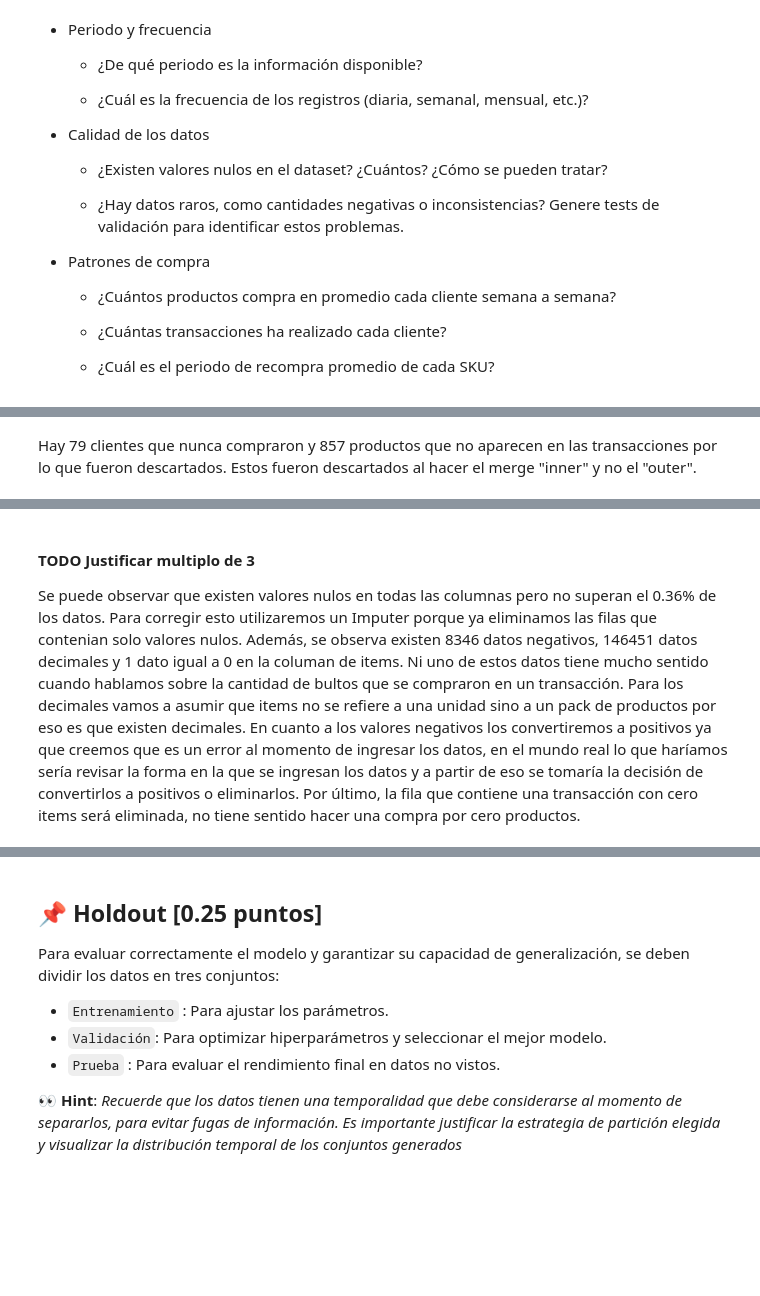
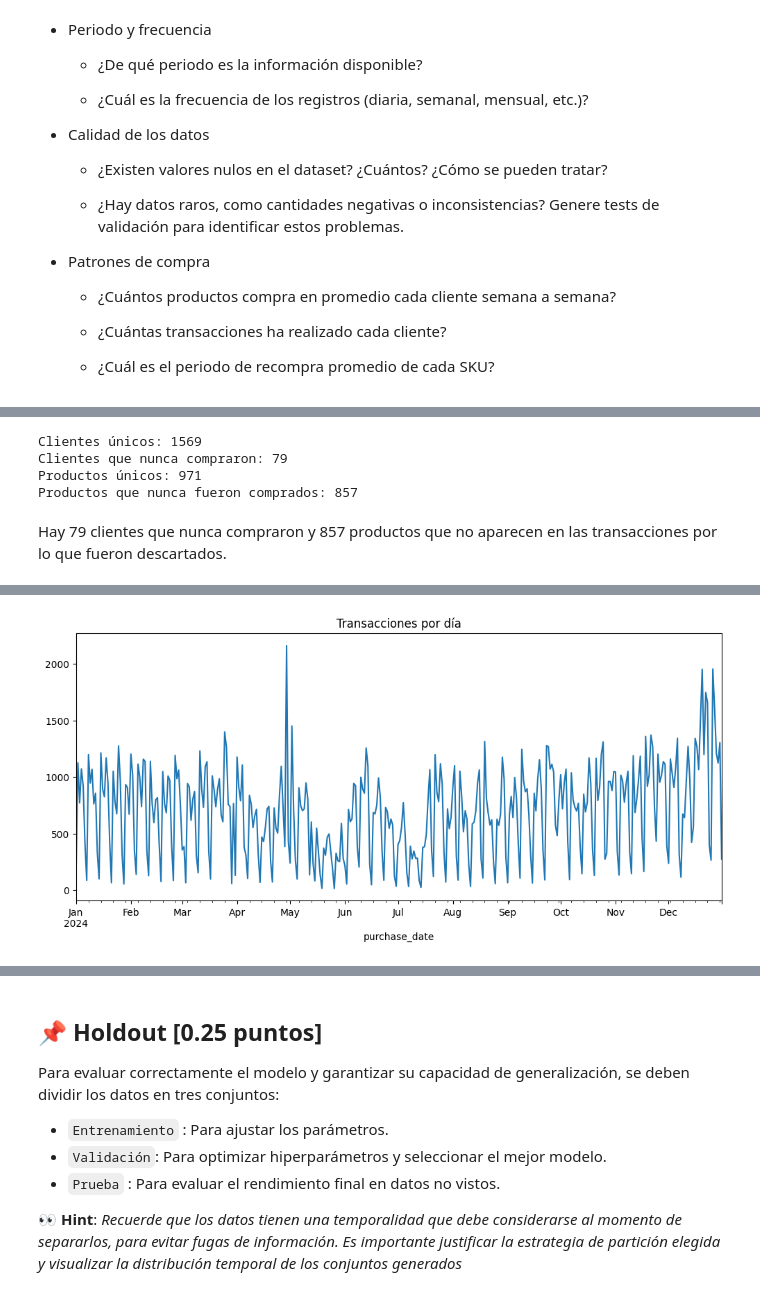
Before and after one commit to fco-marquez/MDS7202_Free_Riders, a Jupyter notebook: entrega1/enunciado_entrega1.ipynb, the cells around one changed output, grey strips where cells are left out. Drawn from its saved outputs; the diff is of its cells as text; code cells hidden in the pictures; blank space fills up the shorter version.

Commit message:
Avance hasta último punto del EDA

```diff
--- a/entrega1/enunciado_entrega1.ipynb
+++ b/entrega1/enunciado_entrega1.ipynb
@@ -491,9 +543,7 @@ num_customers = df['customer_id'].nunique()
 print(f"Clientes únicos: {num_customers}")
 
 # Clientes que nunca compraron
-all_customers = set(df_customers['customer_id'])
-purchasing_customers = set(df['customer_id'])
-never_purchased_customers = all_customers - purchasing_customers
+never_purchased_customers = df[["customer_id", "bought"]].groupby("customer_id").sum().query("bought == 0").index
 print(f"Clientes que nunca compraron: {len(never_purchased_customers)}")
 
 # Productos únicos
@@ -501,34 +551,38 @@ num_products = df['product_id'].nunique()
 print(f"Productos únicos: {num_products}")
 
 # Productos que nunca fueron comprados
-all_products = set(df_products['product_id'])
-purchased_products = set(df['product_id'])
-never_purchased = all_products - purchased_products
+never_purchased = df[["product_id", "bought"]].groupby("product_id").sum().query("bought == 0").index
 print(f"Productos que nunca fueron comprados: {len(never_purchased)}")
+# %% [output]
+Clientes únicos: 1569
+Clientes que nunca compraron: 79
+Productos únicos: 971
+Productos que nunca fueron comprados: 857
 # %% [markdown]
-Hay 79 clientes que nunca compraron y 857 productos que no aparecen en las transacciones por lo que fueron descartados. Estos fueron descartados al hacer el merge "inner" y no el "outer".
+Hay 79 clientes que nunca compraron y 857 productos que no aparecen en las transacciones por lo que fueron descartados.
 # %%
 # PERIODO Y FRECUENCIA
 
-min_date = df['purchase_date'].min()
-max_date = df['purchase_date'].max()
+min_date = df_transactions['purchase_date'].min()
+max_date = df_transactions['purchase_date'].max()
 print(f"Periodo de datos: {min_date} → {max_date}")
 # Chequear frecuencia promedio de las transacciones totales
-diffs = df['purchase_date'].sort_values().diff().dropna()
+diffs = df_transactions['purchase_date'].sort_values().diff().dropna()
 print(f"\nFrecuencia más común entre registros: {diffs.mode()[0]}")
 print(f"Frecuencia promedio entre registros: {diffs.mean()}")
 print(f"Frecuencia mínima entre registros: {diffs.min()}")
 print(f"Frecuencia máxima entre registros: {diffs.max()}")
 
 # Chequear frecuencia promedio por cliente
-df = df.sort_values(by=['customer_id', 'purchase_date'])
-customer_diffs = df.groupby('customer_id')['purchase_date'].diff().dropna()
+df_sorted = df_transactions.sort_values(by=['customer_id', 'purchase_date'])
+customer_diffs = df_sorted.groupby('customer_id', observed=True)['purchase_date'].diff().dropna()
 print(f"\nFrecuencia más común entre registros por cliente: {customer_diffs.mode()[0]}")
 print(f"Frecuencia promedio entre registros por cliente: {customer_diffs.mean()}")
 print(f"Frecuencia mínima entre registros por cliente: {customer_diffs.min()}")
 print(f"Frecuencia máxima entre registros por cliente: {customer_diffs.max()}")
 
 # Conteo de transacciones por fecha
-tx_per_day = df.groupby('purchase_date')['order_id'].count()
+tx_per_day = df_sorted.groupby('purchase_date')['order_id'].count()
 tx_per_day.plot(figsize=(12,5), title="Transacciones por día")
 plt.show()
+# %% [output]
@@ -534,0 +600 @@ plt.show()
+[figure, added]
@@ -568,3 +600,0 @@ plt.show()
-# %% [markdown]
-#### TODO Justificar multiplo de 3
-Se puede observar que existen valores nulos en todas las columnas pero no superan el 0.36% de los datos. Para corregir esto utilizaremos un Imputer porque ya eliminamos las filas que contenian solo valores nulos. Además, se observa existen 8346 datos negativos, 146451 datos decimales y 1 dato igual a 0 en la columan de items. Ni uno de estos datos tiene mucho sentido cuando hablamos sobre la cantidad de bultos que se compraron en un transacción. Para los decimales vamos a asumir que items no se refiere a una unidad sino a un pack de productos por eso es que existen decimales. En cuanto a los valores negativos los convertiremos a positivos ya que creemos que es un error al momento de ingresar los datos, en el mundo real lo que haríamos sería revisar la forma en la que se ingresan los datos y a partir de eso se tomaría la decisión de convertirlos a positivos o eliminarlos. Por último, la fila que contiene una transacción con cero items será eliminada, no tiene sentido hacer una compra por cero productos.
```
Also changed, not shown: parts of 24 cells of this notebook.
